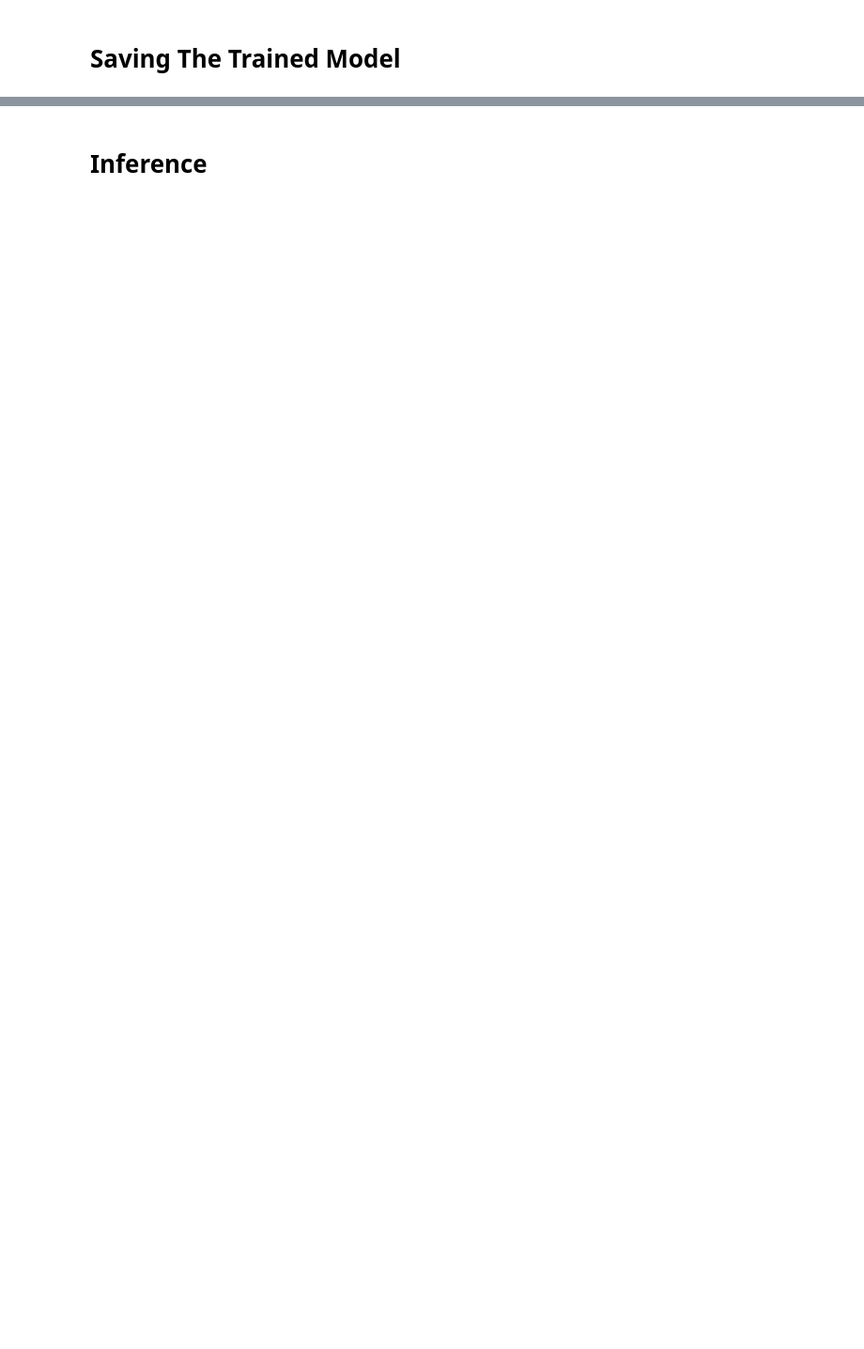
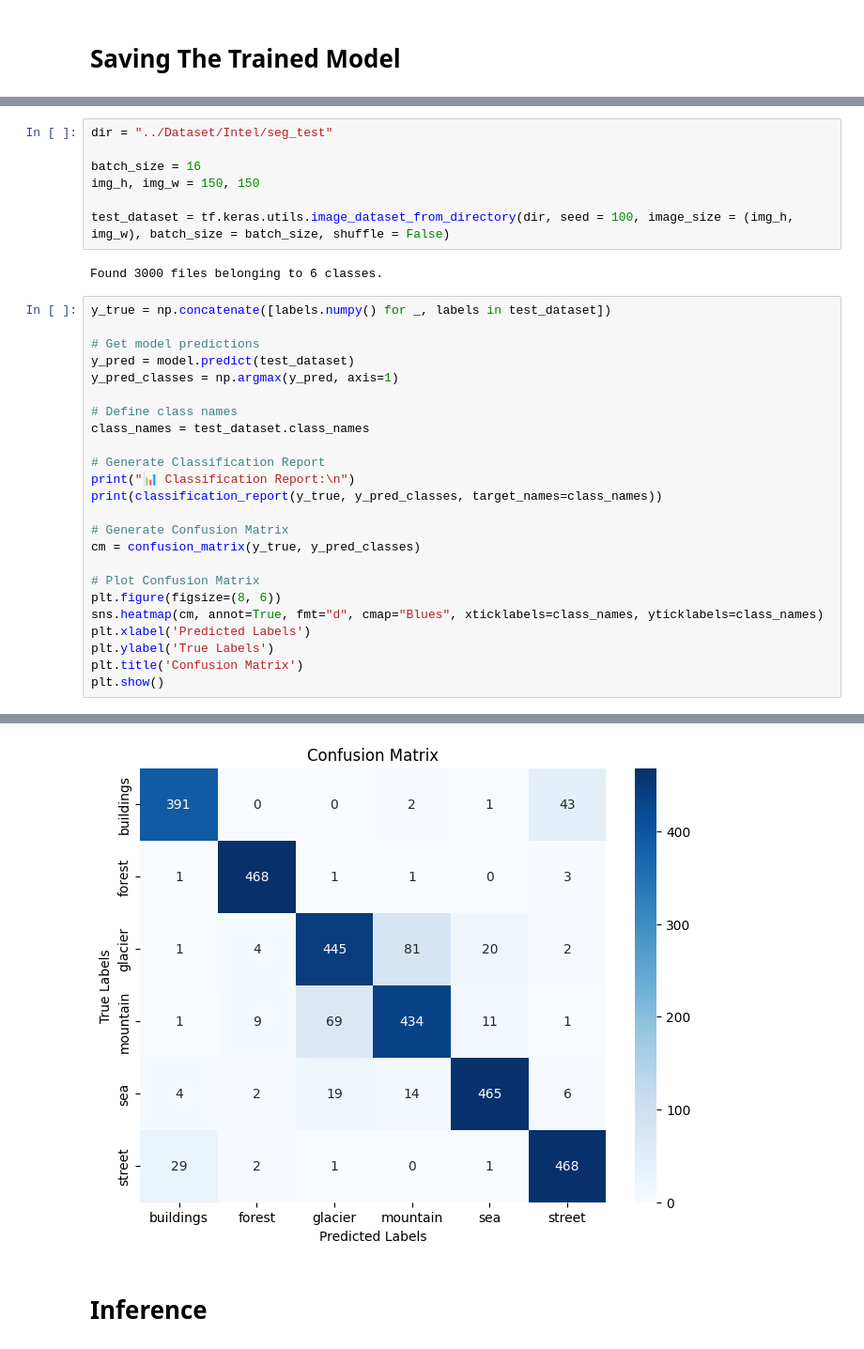
Before and after one commit to NSANTRA/Intel-CNN-Image-Classification, a Jupyter notebook: Notebooks/Classification With Transfer Learning.ipynb, the cells around one changed output, grey strips where cells are left out. Shown at 94% size. Drawn from its saved outputs; the diff is of its cells as text; blank space fills up the shorter version.

```diff
--- a/Notebooks/Classification With Transfer Learning.ipynb
+++ b/Notebooks/Classification With Transfer Learning.ipynb
@@ -97,0 +137,34 @@ model.save("Model With Transfer Learning.h5")
+# %%
+dir = "../Dataset/Intel/seg_test"
+
+batch_size = 16
+img_h, img_w = 150, 150
+
+test_dataset = tf.keras.utils.image_dataset_from_directory(dir, seed = 100, image_size = (img_h, img_w), batch_size = batch_size, shuffle = False)
+# %% [output]
+Found 3000 files belonging to 6 classes.
+# %%
+y_true = np.concatenate([labels.numpy() for _, labels in test_dataset])
+
+# Get model predictions
+y_pred = model.predict(test_dataset)
+y_pred_classes = np.argmax(y_pred, axis=1)
+
+# Define class names
+class_names = test_dataset.class_names
+
+# Generate Classification Report
+print("📊 Classification Report:\n")
+print(classification_report(y_true, y_pred_classes, target_names=class_names))
+
+# Generate Confusion Matrix
+cm = confusion_matrix(y_true, y_pred_classes)
+
+# Plot Confusion Matrix
+plt.figure(figsize=(8, 6))
+sns.heatmap(cm, annot=True, fmt="d", cmap="Blues", xticklabels=class_names, yticklabels=class_names)
+plt.xlabel('Predicted Labels')
+plt.ylabel('True Labels')
+plt.title('Confusion Matrix')
+plt.show()
+# %% [output]
@@ -98,2 +186,3 @@ model.save("Model With Transfer Learning.h5")
+[figure, added]
 # %% [markdown]
 # Inference
```
Also changed, not shown: parts of 25 cells of this notebook, 8 other files.
